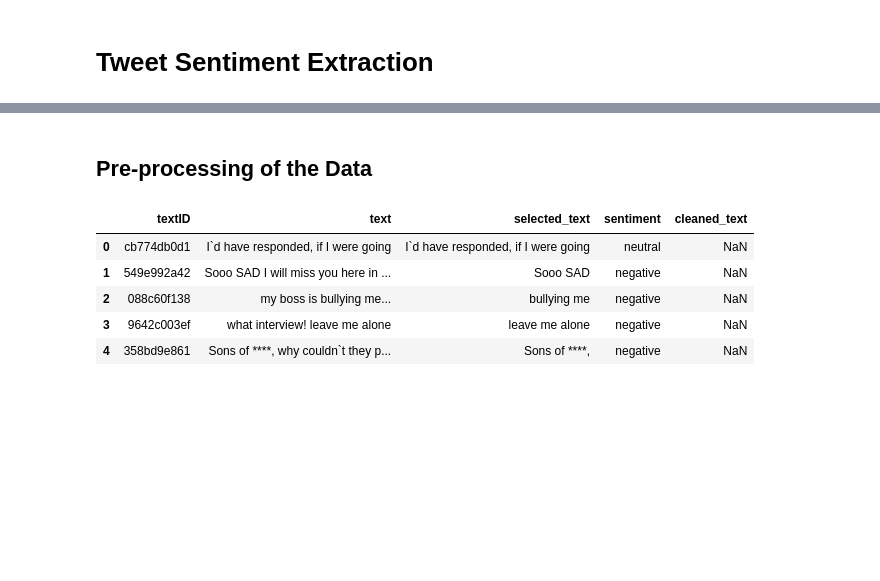
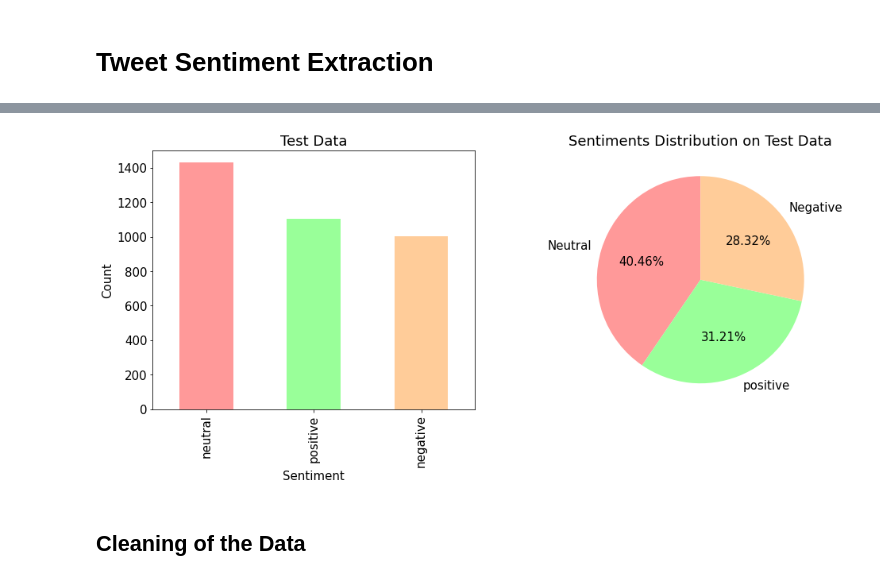
Before and after one commit to jrakhshanda/Bayesian-Methods, a Jupyter notebook: text_mining.ipynb, the cells around one changed output, grey strips where cells are left out. Cells and saved outputs as stored; diff of their text form; code cells hidden in the pictures; blank space fills up the shorter version.

```diff
--- a/text_mining.ipynb
+++ b/text_mining.ipynb
@@ -72,2 +106,20 @@ plt.show()
+# %%
+plt.rcParams.update({'font.size': 15})
+plt.figure(figsize=(16,6))
+plt.subplot(1, 2, 1)
+df_test["sentiment"].value_counts().plot(kind='bar',color = ['#ff9999','#99ff99','#ffcc99'])
+plt.xlabel("Sentiment")
+plt.ylabel("Count")
+plt.title('Test Data')
+
+lst1 = [df_test.sentiment[df_test.sentiment == 'neutral'].count(),
+        df_test.sentiment[df_test.sentiment == 'positive'].count(),
+        df_test.sentiment[df_test.sentiment == 'negative'].count()]
+plt.subplot(1, 2, 2)
+plt.pie(lst1, labels=["Neutral", "positive", "Negative"], startangle=90, autopct='%.2f%%',colors=['#ff9999','#99ff99','#ffcc99'])
+plt.title('Sentiments Distribution on Test Data')
+plt.show()
+# %% [output]
+[figure, added]
 # %% [markdown]
-## Pre-processing of the Data
+## Cleaning of the Data
@@ -77,9 +125,0 @@ df = train_df
-# %%
-df.head()
-# %% [output]
-|  | textID | text | selected_text | sentiment | cleaned_text |
-| 0 | cb774db0d1 | I`d have responded, if I were going | I`d have responded, if I were going | neutral | NaN |
-| 1 | 549e992a42 | Sooo SAD I will miss you here in ... | Sooo SAD | negative | NaN |
-| 2 | 088c60f138 | my boss is bullying me... | bullying me | negative | NaN |
-| 3 | 9642c003ef | what interview! leave me alone | leave me alone | negative | NaN |
-| 4 | 358bd9e861 | Sons of ****, why couldn`t they p... | Sons of ****, | negative | NaN |
```
Also changed, not shown: parts of 35 cells of this notebook.
